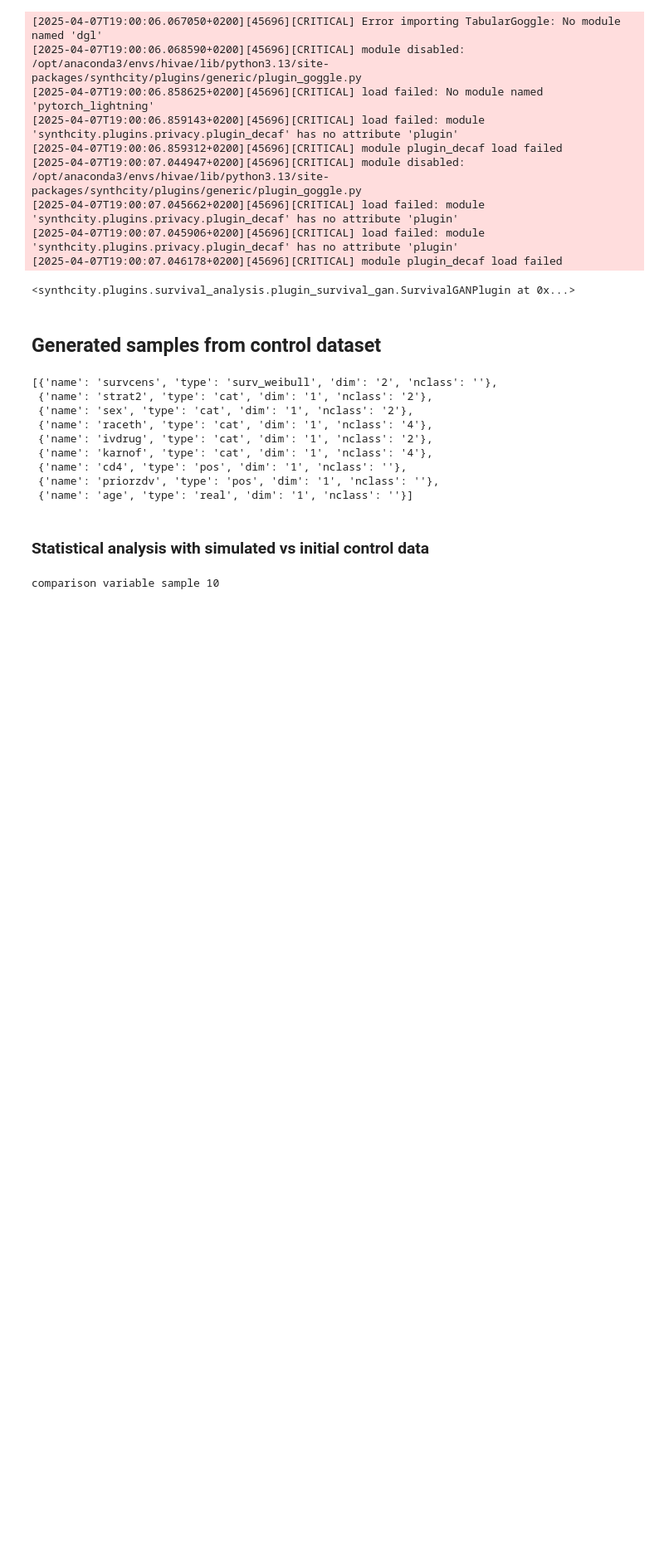
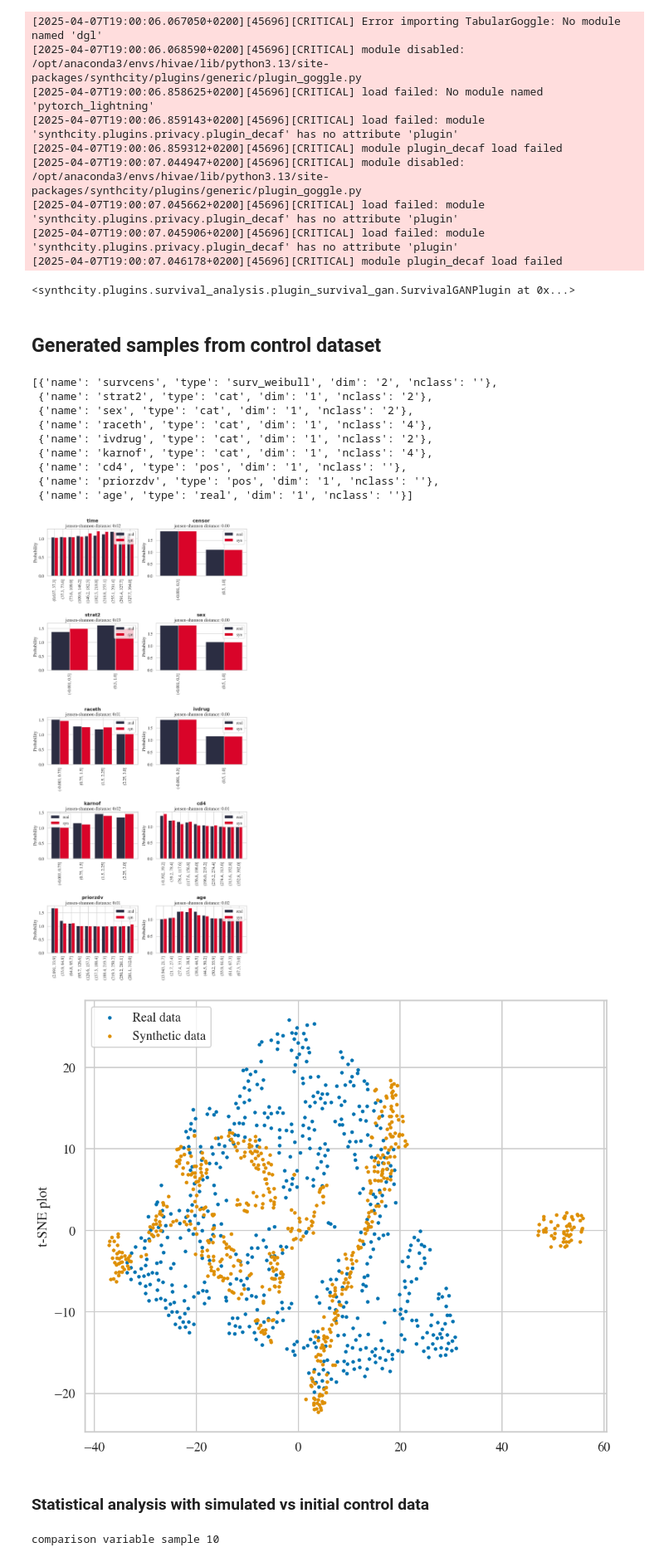
Before and after one commit to aguilloux/HI-VAE_Pytorch, a Jupyter notebook: tutorial_Aids_with_analysis_control_survGAN.ipynb, the cells around one changed output. Shown at 83% size. Drawn from its saved outputs; the diff is of its cells as text; code cells hidden in the pictures; blank space fills up the shorter version.

```diff
--- a/tutorial_Aids_with_analysis_control_survGAN.ipynb
+++ b/tutorial_Aids_with_analysis_control_survGAN.ipynb
@@ -227,6 +227,15 @@ feat_types_dict
 #                                xlabel = "Epoch", ylabel = "AvgErr")
 #visualization.plot_loss_evolution(np.array(error_missing_train), title = "Error on missing data",
 #                                xlabel = "Epoch", ylabel = "AvgErr")
+# %%
+import matplotlib.pyplot as plt
+
+syn_model.plot(plt, data)
+
+plt.show()
+# %% [output]
+[figure, added]
+[figure, added]
 # %% [markdown]
 ### Statistical analysis with simulated vs initial control data
 # %%
```
